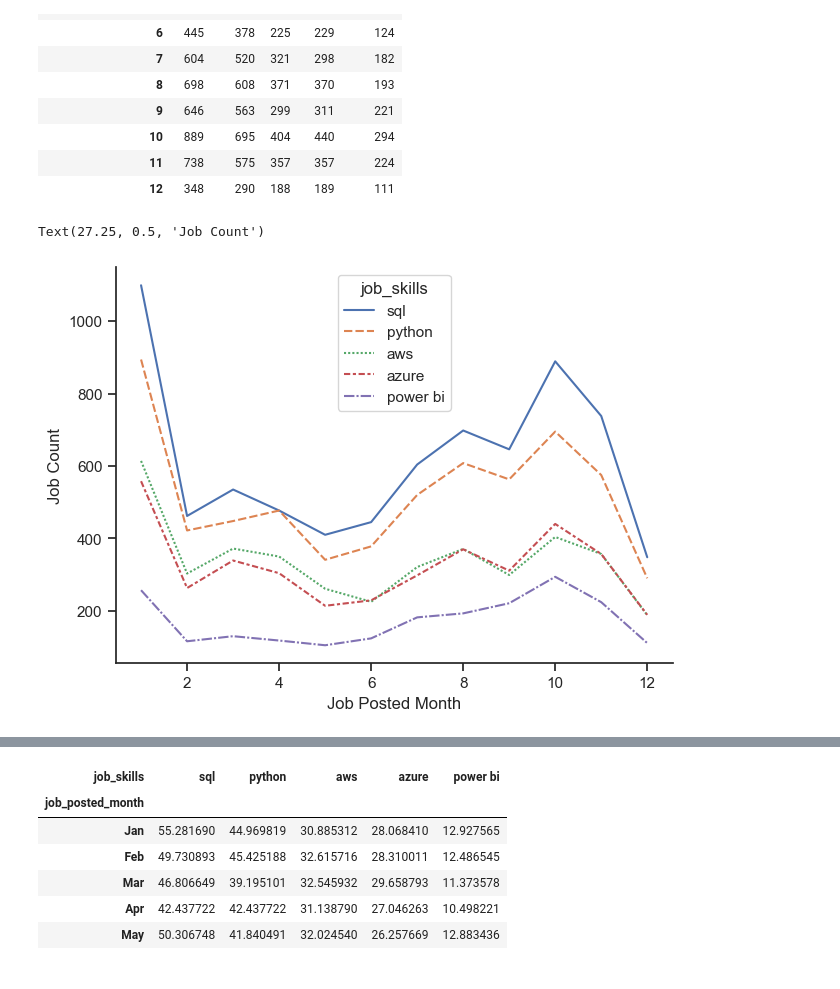
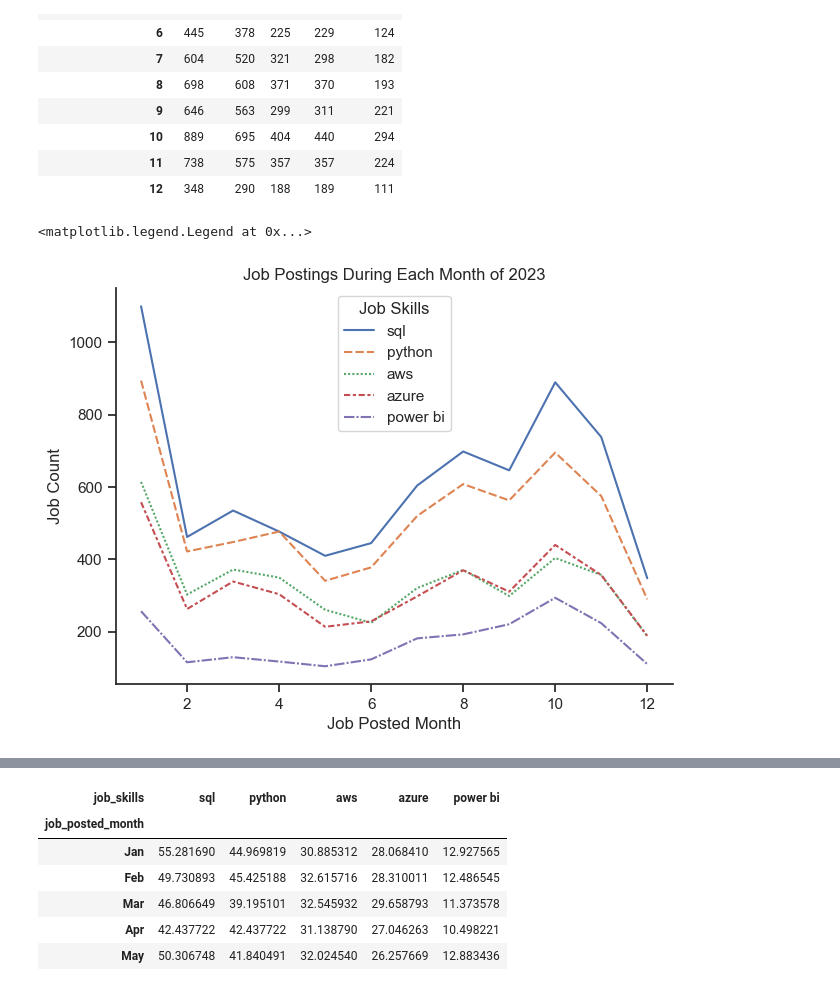
Before and after one commit to gayanadasooriya/Data-Job-Skills-Analysis-, a Jupyter notebook: python_project/job_skills_trends.ipynb, the cells around one changed output, grey strips where cells are left out. Saved outputs shown, nothing was run; the diff lists cells and outputs as text; code cells hidden in the pictures.

```diff
--- a/python_project/job_skiils_trends.ipynb
+++ b/python_project/job_skills_trends.ipynb
@@ -281,12 +281,14 @@ skills_pivot_top_5
 # %%
 sns.lineplot(data= skills_pivot_top_5)
 sns.despine()
 plt.tight_layout()
 plt.xlabel('Job Posted Month')
 plt.ylabel('Job Count')
+plt.title('Job Postings During Each Month of 2023')
+plt.legend(title = 'Job Skills')
 # %% [output]
-Text(27.25, 0.5, 'Job Count')
+<matplotlib.legend.Legend at 0x...>
-[figure, old version]
+[figure, new version]
 # %%
 # Adjusting the dataframe to find the job skills trends in relation to the total number of jobs advertised throughout the year.
 df_anz_totals = df_anz.groupby('job_posted_month_no').size()
```
Also changed, not shown: parts of 2 cells of this notebook, 1 other file.
